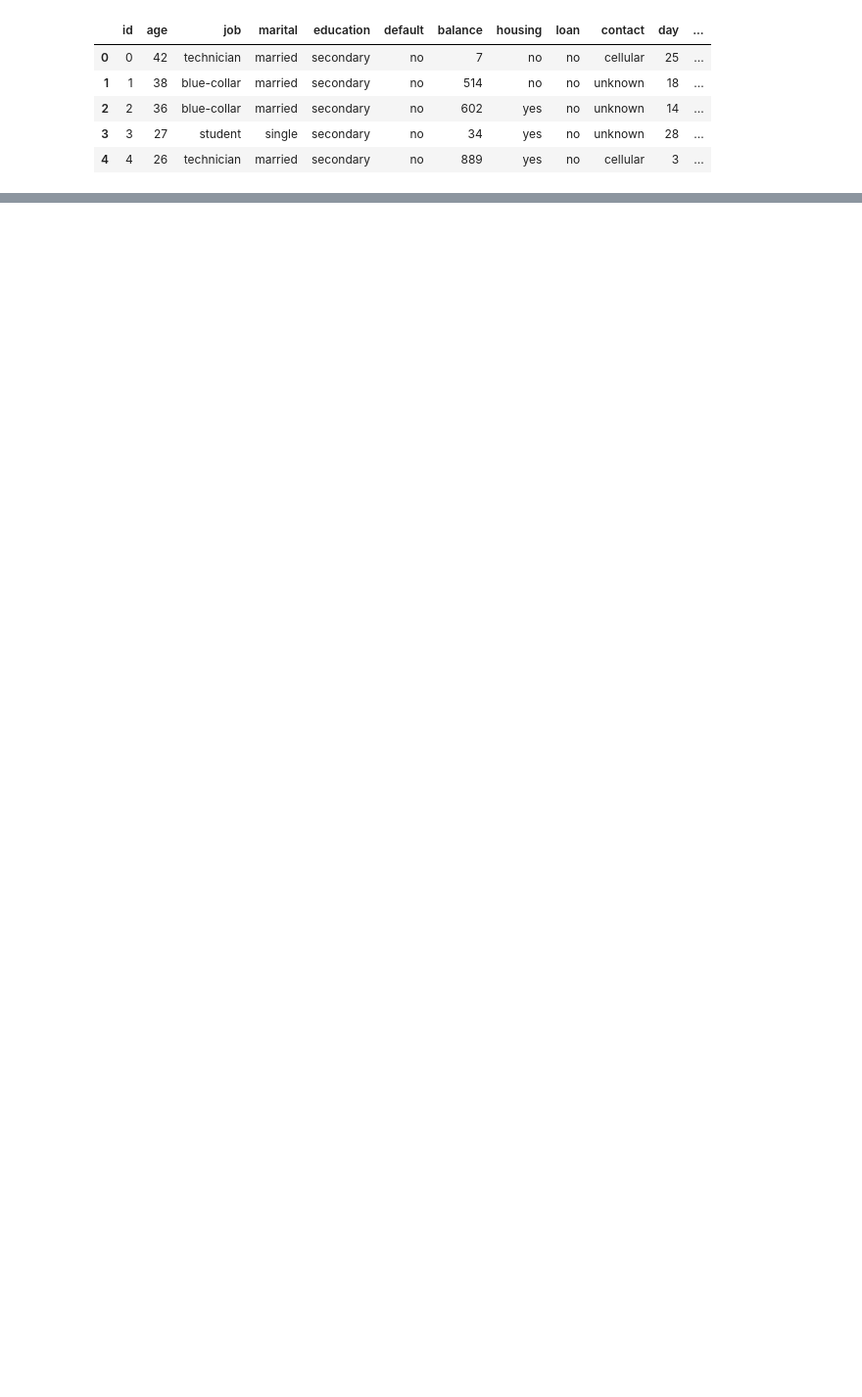
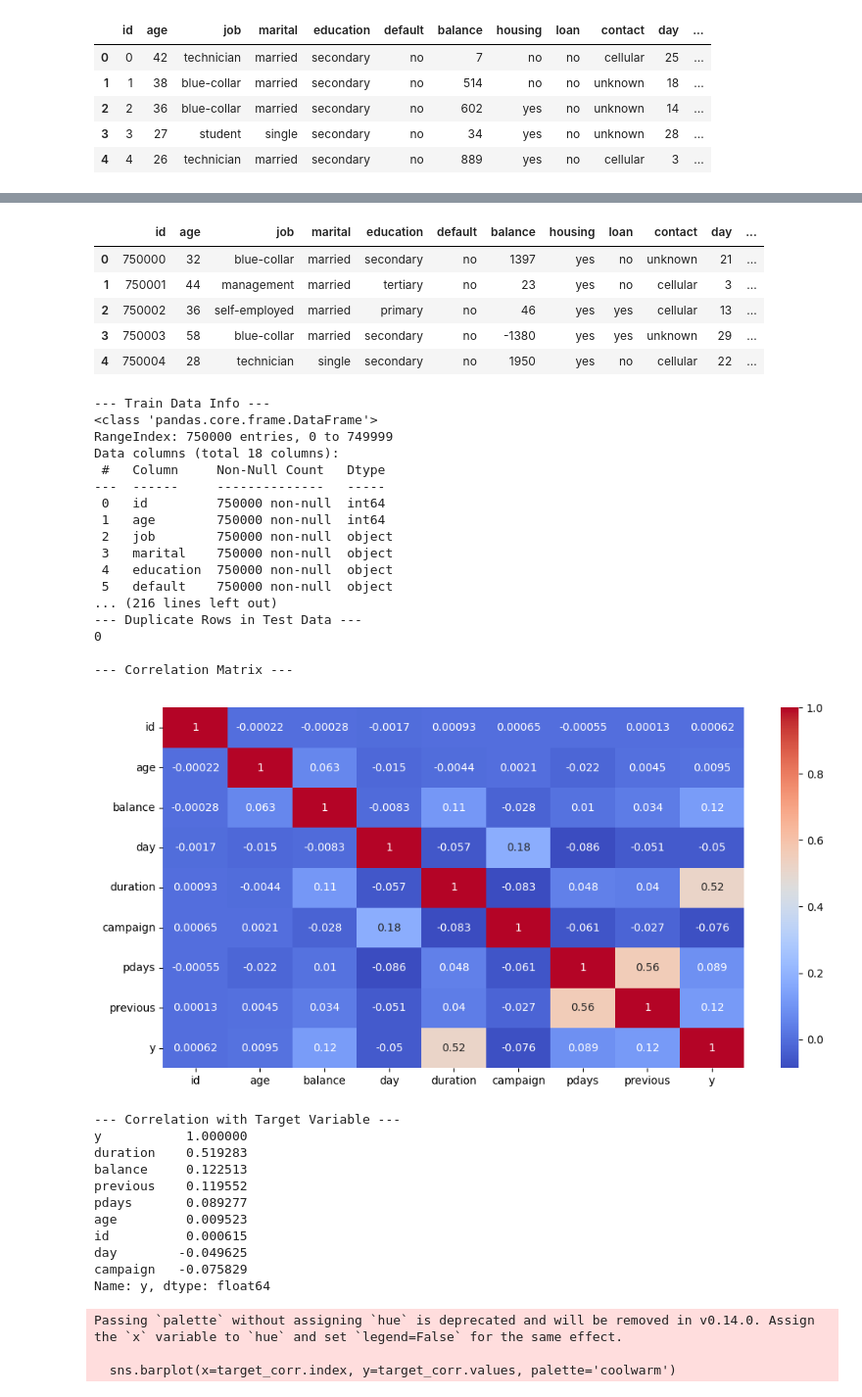
Before and after one commit to smatayev/kaggle_ps5e8_bank, a Jupyter notebook: data_exploration.ipynb, the cells around one changed output, grey strips where cells are left out. Shown: that part at 98% size. Drawn from its saved outputs; the diff is of its cells as text; code cells hidden in the pictures; blank space fills up the shorter version.

```diff
--- a/data_exploration.ipynb
+++ b/data_exploration.ipynb
@@ -8,6 +11,6 @@ from memory_utils import reduce_mem_usage
 # %%
-train = pd.read_csv('dataset/train.csv')
-test = pd.read_csv('dataset/test.csv')
+train = pd.read_csv('data/raw/train.csv')
+test = pd.read_csv('data/raw/test.csv')
 # %%
 train.shape, test.shape
 # %% [output]
@@ -85,0 +58,3 @@ NameError: name 'warnings' is not defined
+# %%
+eda_pipeline(train, test, "y")
+# %% [output]
@@ -85,0 +69,38 @@ NameError: name 'warnings' is not defined
+|  | id | age | job | marital | education | default | balance | housing | loan | contact | day | ... |
+| 0 | 750000 | 32 | blue-collar | married | secondary | no | 1397 | yes | no | unknown | 21 | ... |
+| 1 | 750001 | 44 | management | married | tertiary | no | 23 | yes | no | cellular | 3 | ... |
+| 2 | 750002 | 36 | self-employed | married | primary | no | 46 | yes | yes | cellular | 13 | ... |
+| 3 | 750003 | 58 | blue-collar | married | secondary | no | -1380 | yes | yes | unknown | 29 | ... |
+| 4 | 750004 | 28 | technician | single | secondary | no | 1950 | yes | no | cellular | 22 | ... |
+--- Train Data Info ---
+<class 'pandas.core.frame.DataFrame'>
+RangeIndex: 750000 entries, 0 to 749999
+Data columns (total 18 columns):
+ #   Column     Non-Null Count   Dtype
+---  ------     --------------   -----
+ 0   id         750000 non-null  int64
+ 1   age        750000 non-null  int64
+ 2   job        750000 non-null  object
+ 3   marital    750000 non-null  object
+ 4   education  750000 non-null  object
+ 5   default    750000 non-null  object
+... (216 lines left out)
+--- Duplicate Rows in Test Data ---
+0
+
+--- Correlation Matrix ---
+[figure, added]
+--- Correlation with Target Variable ---
+y           1.000000
+duration    0.519283
+balance     0.122513
+previous    0.119552
+pdays       0.089277
+age         0.009523
+id          0.000615
+day        -0.049625
+campaign   -0.075829
+Name: y, dtype: float64
+Passing `palette` without assigning `hue` is deprecated and will be removed in v0.14.0. Assign the `x` variable to `hue` and set `legend=False` for the same effect.
+
+  sns.barplot(x=target_corr.index, y=target_corr.values, palette='coolwarm')
```
Also changed, not shown: parts of 8 cells of this notebook, 7 other files.
